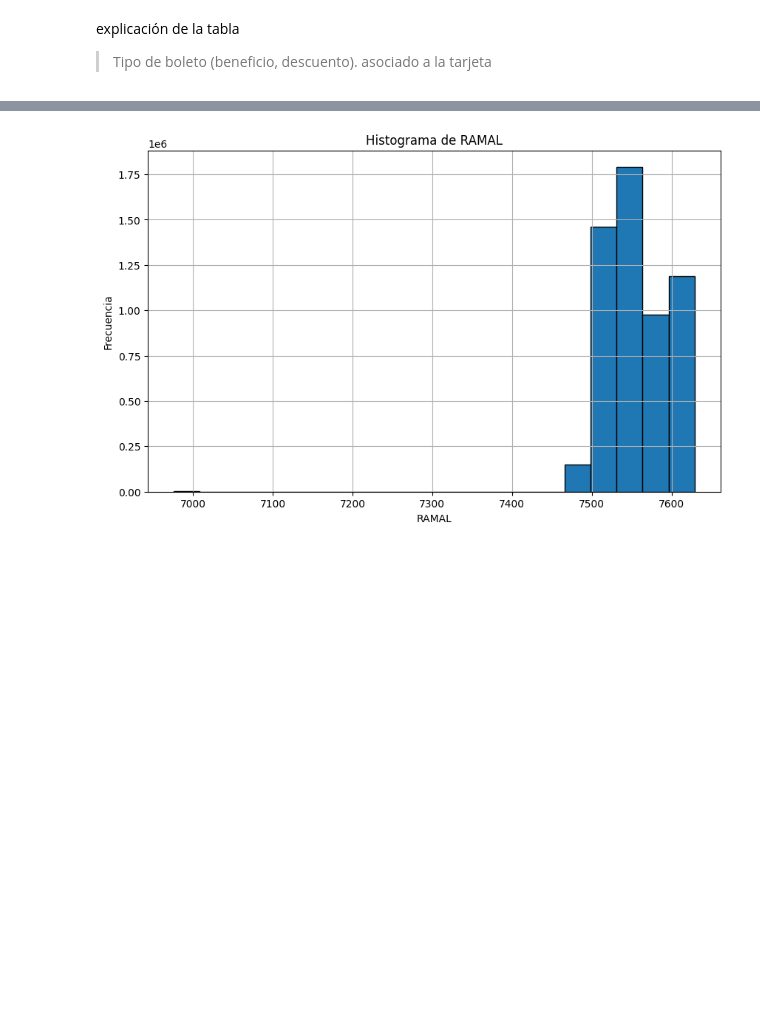
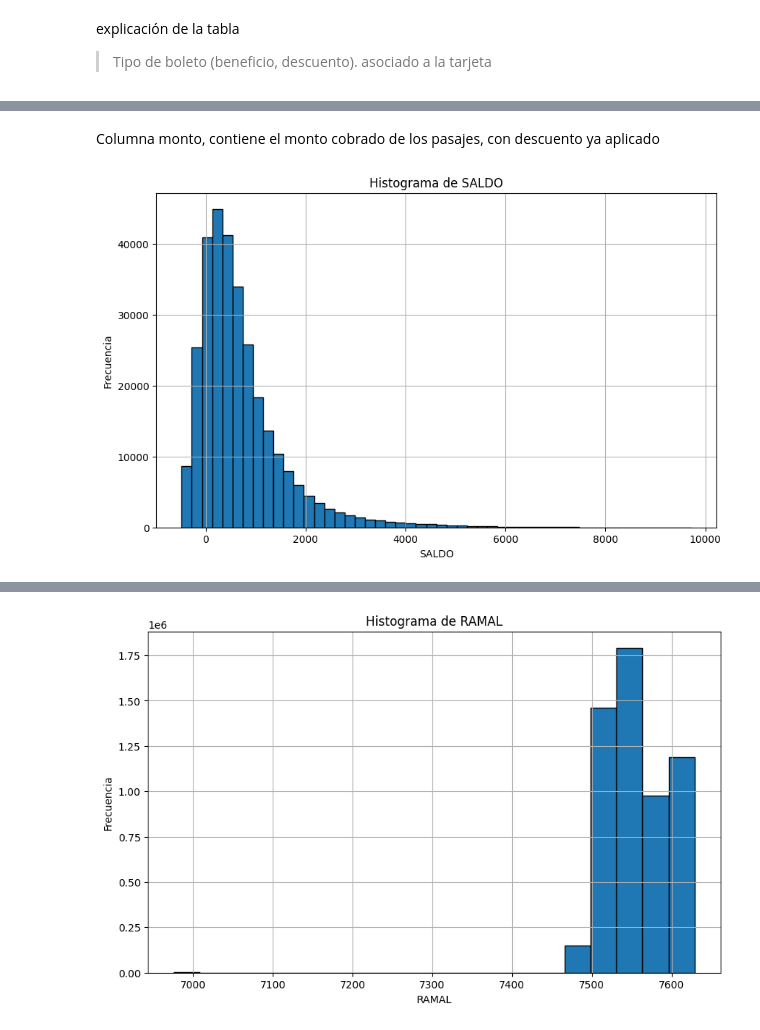
Before and after one commit to Ign4cho/ProyectoBI, a Jupyter notebook: EDA.ipynb, the cells around one changed output, grey strips where cells are left out. Drawn from its saved outputs; the diff is of its cells as text; code cells hidden in the pictures; blank space fills up the shorter version.

```diff
--- a/EDA.ipynb
+++ b/EDA.ipynb
@@ -197,0 +339,6 @@ explicación de la tabla
+# %% [markdown]
+Columna monto, contiene el monto cobrado de los pasajes, con descuento ya aplicado
+# %%
+show_histogram(selected_df, 'SALDO', 'Histograma de SALDO', 'SALDO', 'Frecuencia')
+# %% [output]
+[figure, added]
```
Also changed, not shown: parts of 30 cells of this notebook.
